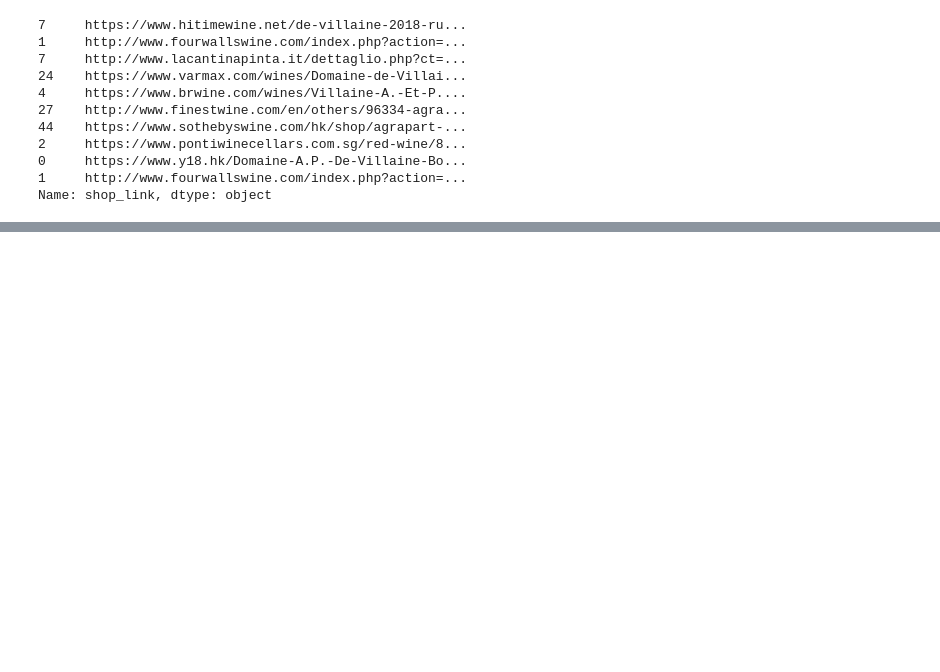
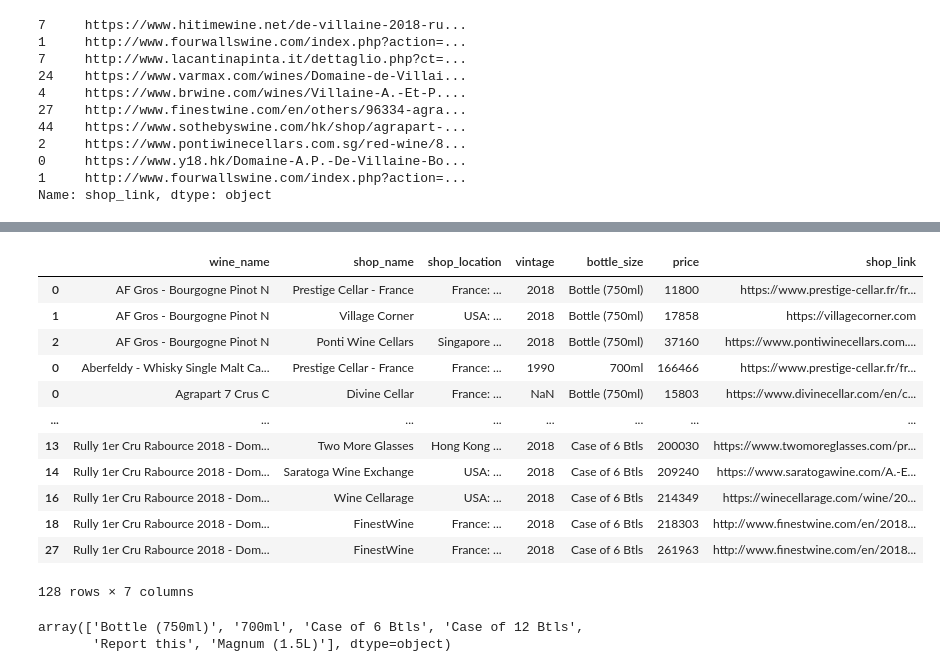
Before and after one commit to deelight-del/Rough_Web_Scraping, a Jupyter notebook: Untitled.ipynb, the cells around one changed output, grey strips where cells are left out. Drawn from its saved outputs; the diff is of its cells as text; code cells hidden in the pictures; blank space fills up the shorter version.

```diff
--- a/Untitled.ipynb
+++ b/Untitled.ipynb
@@ -366,10 +376,16 @@ for file in glob_list[1:]:  #For loop to list through all the files
     soup = BeautifulSoup(html_doc)
 
     #Obtain Wine name
+
     try:
-        wine_name = soup.find("h1").contents[0].strip(" ").strip("\n")
+        wine_name = str(soup.find("div", "mb-2 small d-full-card-only").contents[0]).strip("\n").strip(" ")[:-8]
     except:
         wine_name = np.nan
+
+#     try:
+#         wine_name = soup.find("h1").contents[0].strip(" ").strip("\n")
+#     except:
+#         wine_name = np.nan
 
         #Obtain shop and shop location
     shop_name = []
@@ -412,7 +428,7 @@ for file in glob_list[1:]:  #For loop to list through all the files
         except:
             prices.append(np.nan)
         pass
-
+    ################
     #obtain shops link
     list_of_link = soup.find_all("a", "col2 pl-0 pl-lg-3")
     shop_link = []
@@ -423,8 +439,9 @@ for file in glob_list[1:]:  #For loop to list through all the files
         except:
             shop_link.append(np.nan)
             pass
+    ###############
 
-        #Update wine name into a list to be able to be included as appropriate
+    #Update wine name into a list to be able to be included as appropriate
     wine_name = [wine_name] * len(list_shop_names)
 
     panda_dict = {
@@ -458,3 +483,11 @@ yyy["shop_link"].sample(10)
 0     https://www.y18.hk/Domaine-A.P.-De-Villaine-Bo...
 1     http://www.fourwallswine.com/index.php?action=...
 Name: shop_link, dtype: object
+# %%
+#Convert price to integer
+
+#First define function to remove comma in the column
+yyy.price = yyy.price.str.replace(",", '')
+# %%
+#Convert price to integer
+yyy.price = yyy.price.astype(int)
@@ -460,0 +511,22 @@ Name: shop_link, dtype: object
+# %%
+yyy = yyy.sort_values(by=["wine_name", "price"], ascending=True)
+yyy
+# %% [output]
+|  | wine_name | shop_name | shop_location | vintage | bottle_size | price | shop_link |
+| 0 | AF Gros - Bourgogne Pinot N | Prestige Cellar - France | France: ... | 2018 | Bottle (750ml) | 11800 | https://www.prestige-cellar.fr/fr... |
+| 1 | AF Gros - Bourgogne Pinot N | Village Corner | USA: ... | 2018 | Bottle (750ml) | 17858 | https://villagecorner.com |
+| 2 | AF Gros - Bourgogne Pinot N | Ponti Wine Cellars | Singapore ... | 2018 | Bottle (750ml) | 37160 | https://www.pontiwinecellars.com.... |
+| 0 | Aberfeldy - Whisky Single Malt Ca... | Prestige Cellar - France | France: ... | 1990 | 700ml | 166466 | https://www.prestige-cellar.fr/fr... |
+| 0 | Agrapart 7 Crus C | Divine Cellar | France: ... | NaN | Bottle (750ml) | 15803 | https://www.divinecellar.com/en/c... |
+| ... | ... | ... | ... | ... | ... | ... | ... |
+| 13 | Rully 1er Cru Rabource 2018 - Dom... | Two More Glasses | Hong Kong ... | 2018 | Case of 6 Btls | 200030 | https://www.twomoreglasses.com/pr... |
+| 14 | Rully 1er Cru Rabource 2018 - Dom... | Saratoga Wine Exchange | USA: ... | 2018 | Case of 6 Btls | 209240 | https://www.saratogawine.com/A.-E... |
+| 16 | Rully 1er Cru Rabource 2018 - Dom... | Wine Cellarage | USA: ... | 2018 | Case of 6 Btls | 214349 | https://winecellarage.com/wine/20... |
+| 18 | Rully 1er Cru Rabource 2018 - Dom... | FinestWine | France: ... | 2018 | Case of 6 Btls | 218303 | http://www.finestwine.com/en/2018... |
+| 27 | Rully 1er Cru Rabource 2018 - Dom... | FinestWine | France: ... | 2018 | Case of 6 Btls | 261963 | http://www.finestwine.com/en/2018... |
+128 rows × 7 columns
+# %%
+yyy.bottle_size.unique()
+# %% [output]
+array(['Bottle (750ml)', '700ml', 'Case of 6 Btls', 'Case of 12 Btls',
+       'Report this', 'Magnum (1.5L)'], dtype=object)
```
Also changed, not shown: parts of 8 cells of this notebook.
